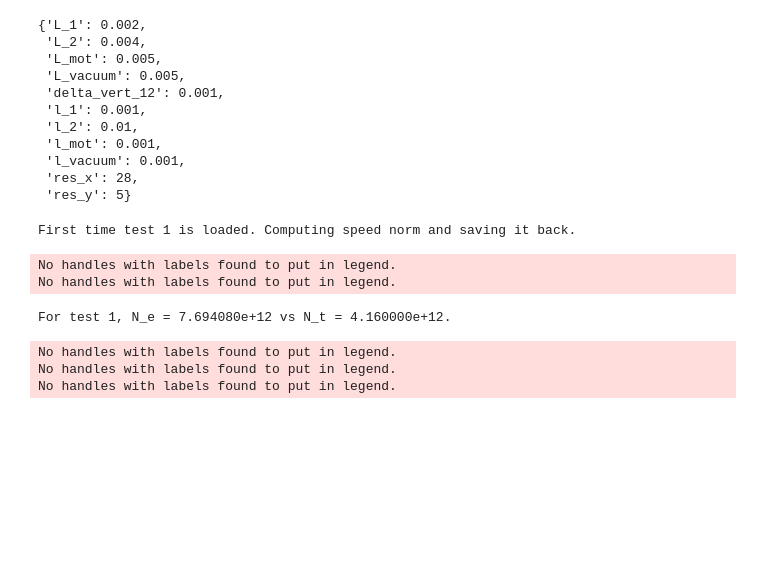
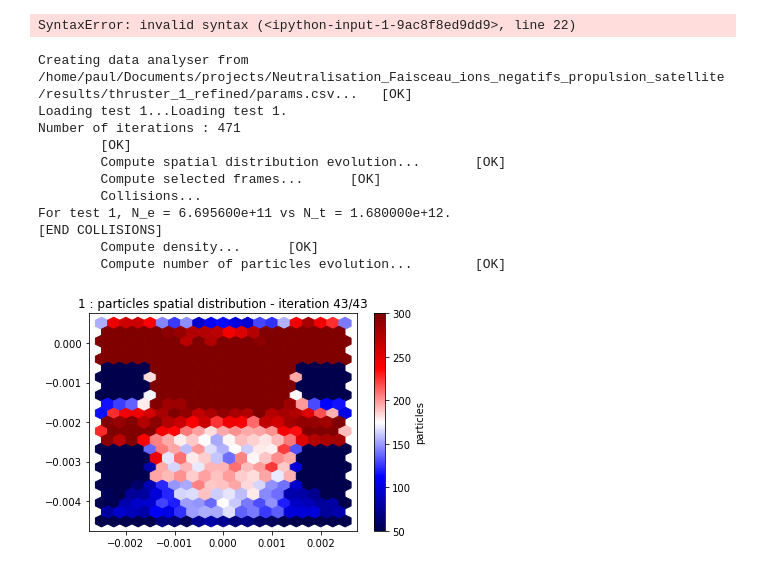
Before and after one commit to PaulCalot/neutralisation-faisceau-ions-negatifs-propulsion-satellite, a Jupyter notebook: main.ipynb, the cells around one changed output. Cells and saved outputs as stored; diff of their text form; code cells hidden in the pictures; blank space fills up the shorter version.

Commit message:
Loading should now work

```diff
--- a/main.ipynb
+++ b/main.ipynb
@@ -20,35 +20,31 @@ def get_size(dx, dy, n):
         'res_y': 5
     }
 
-pprint(get_size(dx,dy,n))xxxx
+pprint(get_size(dx,dy,n))
 # %% [output]
-{'L_1': 0.002,
- 'L_2': 0.004,
- 'L_mot': 0.005,
- 'L_vacuum': 0.005,
- 'delta_vert_12': 0.001,
- 'l_1': 0.001,
- 'l_2': 0.01,
- 'l_mot': 0.001,
- 'l_vacuum': 0.001,
- 'res_x': 28,
- 'res_y': 5}
+SyntaxError: invalid syntax (<ipython-input-1-9ac8f8ed9dd9>, line 22)
 # %%
 from main import simulate, processing_only
 
-system_cfg_path = 'results/serie2/thruster/cfg_files/thruster.cfg'
-simulation_cfg_path = 'results/serie2/thruster/cfg_files/simulation_thruster.cfg'
-processing_simulation_path = 'results/serie2/thruster/cfg_files/processing_thruster.cfg'
+system_cfg_path = 'results/thruster_1_refined/cfg_files/thruster_1_refined.cfg'
+simulation_cfg_path = 'results/thruster_1_refined/cfg_files/simulation_thruster_refined.cfg'
+processing_simulation_path = 'results/thruster_1_refined/cfg_files/processing_thruster_1_refined.cfg'
 
-processing_only(system_cfg_path, simulation_cfg_path, processing_simulation_path, recompute = True)
+processing_only(system_cfg_path, simulation_cfg_path, processing_simulation_path, recompute = False)
+#simulate(system_cfg_path, simulation_cfg_path, processing_simulation_path, load = -2) # recompute = True)
 # %% [output]
-First time test 1 is loaded. Computing speed norm and saving it back.
+Creating data analyser from /home/paul/Documents/projects/Neutralisation_Faisceau_ions_negatifs_propulsion_satellite/results/thruster_1_refined/params.csv...   [OK]
+Loading test 1...Loading test 1.
+Number of iterations : 471
+        [OK]
+        Compute spatial distribution evolution...       [OK]
+        Compute selected frames...      [OK]
+        Collisions...
+For test 1, N_e = 6.695600e+11 vs N_t = 1.680000e+12.
+[END COLLISIONS]
+        Compute density...      [OK]
+        Compute number of particles evolution...        [OK]
-No handles with labels found to put in legend.
-No handles with labels found to put in legend.
-For test 1, N_e = 7.694080e+12 vs N_t = 4.160000e+12.
-No handles with labels found to put in legend.
-No handles with labels found to put in legend.
-No handles with labels found to put in legend.
+[figure, added]
 # %%
 from main import split, reversed_lines
 import csv
```
Also changed, not shown: parts of 6 cells of this notebook, 12 other files.
